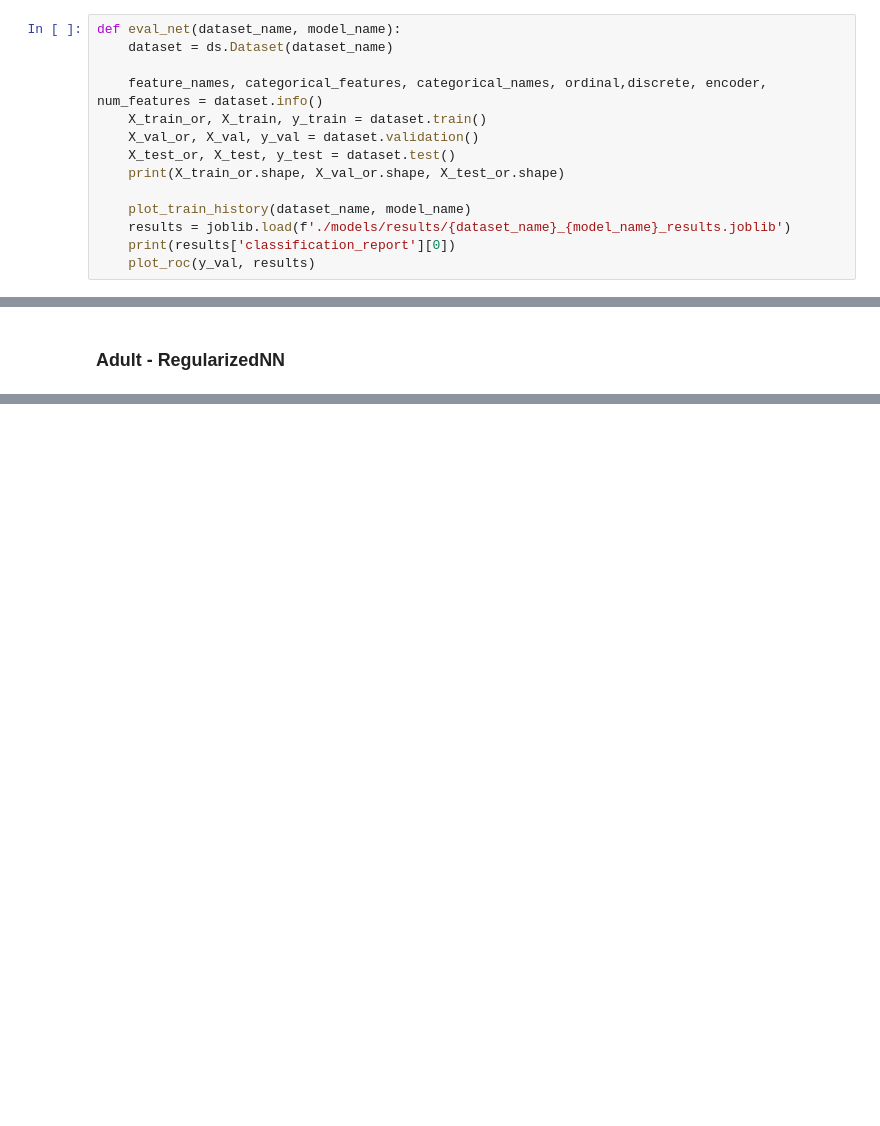
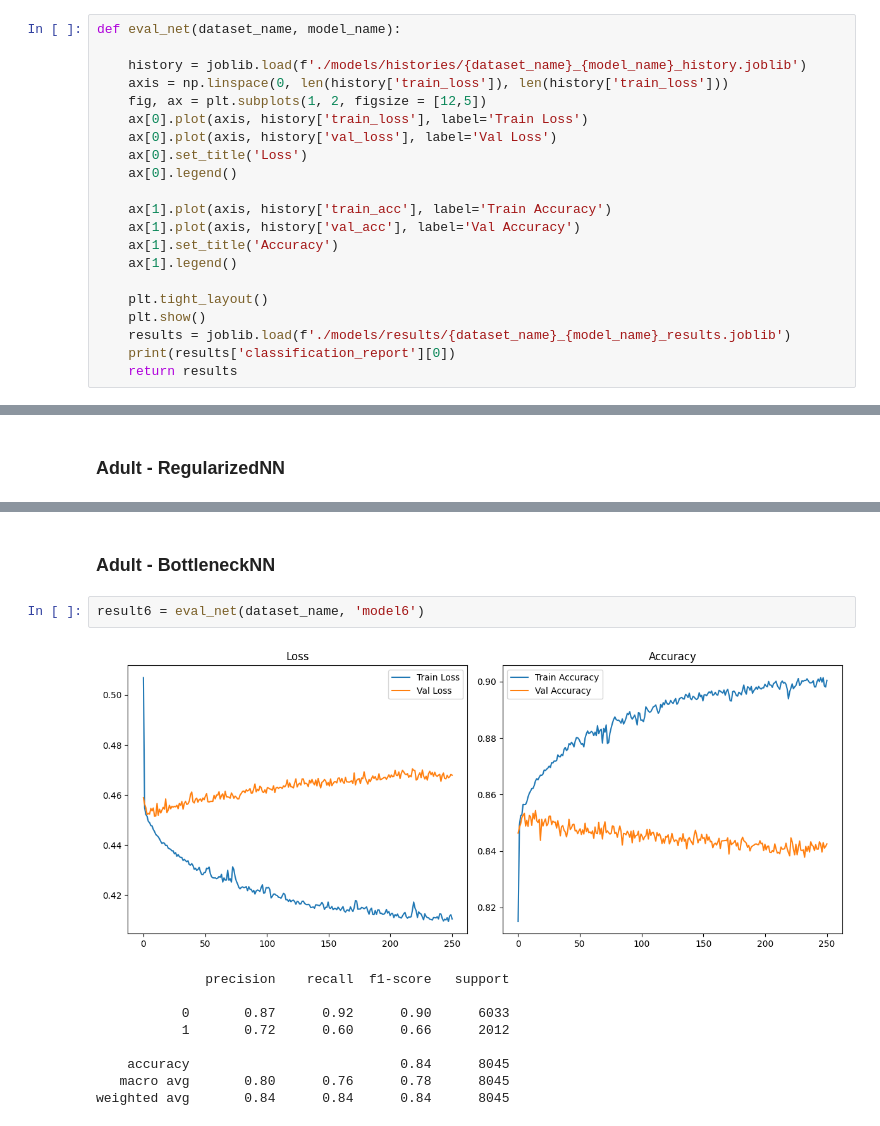
Before and after one commit to MatteoVicenzino/XAI_robustness_analysis, a Jupyter notebook: tuning_new_model.ipynb, the cells around one changed output, grey strips where cells are left out. Cells and saved outputs as stored; diff of their text form; blank space fills up the shorter version.

Commit message:
added NN to test

```diff
--- a/tuning_new_model.ipynb
+++ b/tuning_new_model.ipynb
@@ -49,14 +31,21 @@ def plot_roc(y_val, results):
 # %%
 def eval_net(dataset_name, model_name):
-    dataset = ds.Dataset(dataset_name)
 
-    feature_names, categorical_features, categorical_names, ordinal,discrete, encoder, num_features = dataset.info()
-    X_train_or, X_train, y_train = dataset.train()
-    X_val_or, X_val, y_val = dataset.validation()
-    X_test_or, X_test, y_test = dataset.test()
-    print(X_train_or.shape, X_val_or.shape, X_test_or.shape)
+    history = joblib.load(f'./models/histories/{dataset_name}_{model_name}_history.joblib')
+    axis = np.linspace(0, len(history['train_loss']), len(history['train_loss']))
+    fig, ax = plt.subplots(1, 2, figsize = [12,5])
+    ax[0].plot(axis, history['train_loss'], label='Train Loss')
+    ax[0].plot(axis, history['val_loss'], label='Val Loss')
+    ax[0].set_title('Loss')
+    ax[0].legend()
 
-    plot_train_history(dataset_name, model_name)
+    ax[1].plot(axis, history['train_acc'], label='Train Accuracy')
+    ax[1].plot(axis, history['val_acc'], label='Val Accuracy')
+    ax[1].set_title('Accuracy')
+    ax[1].legend()
+
+    plt.tight_layout()
+    plt.show()
     results = joblib.load(f'./models/results/{dataset_name}_{model_name}_results.joblib')
     print(results['classification_report'][0])
-    plot_roc(y_val, results)
+    return results
@@ -97,0 +92,14 @@ weighted avg       0.84      0.84      0.84      8045
+# %% [markdown]
+### Adult - BottleneckNN
+# %%
+result6 = eval_net(dataset_name, 'model6')
+# %% [output]
+[figure, added]
+              precision    recall  f1-score   support
+
+           0       0.87      0.92      0.90      6033
+           1       0.72      0.60      0.66      2012
+
+    accuracy                           0.84      8045
+   macro avg       0.80      0.76      0.78      8045
+weighted avg       0.84      0.84      0.84      8045
```
Also changed, not shown: parts of 10 cells of this notebook, 5 other files.
